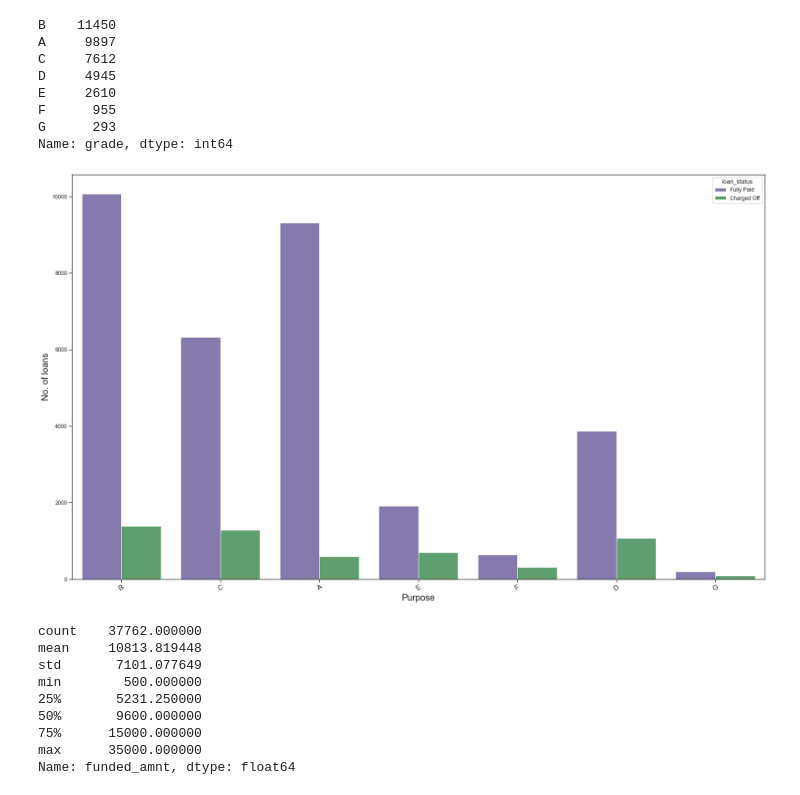
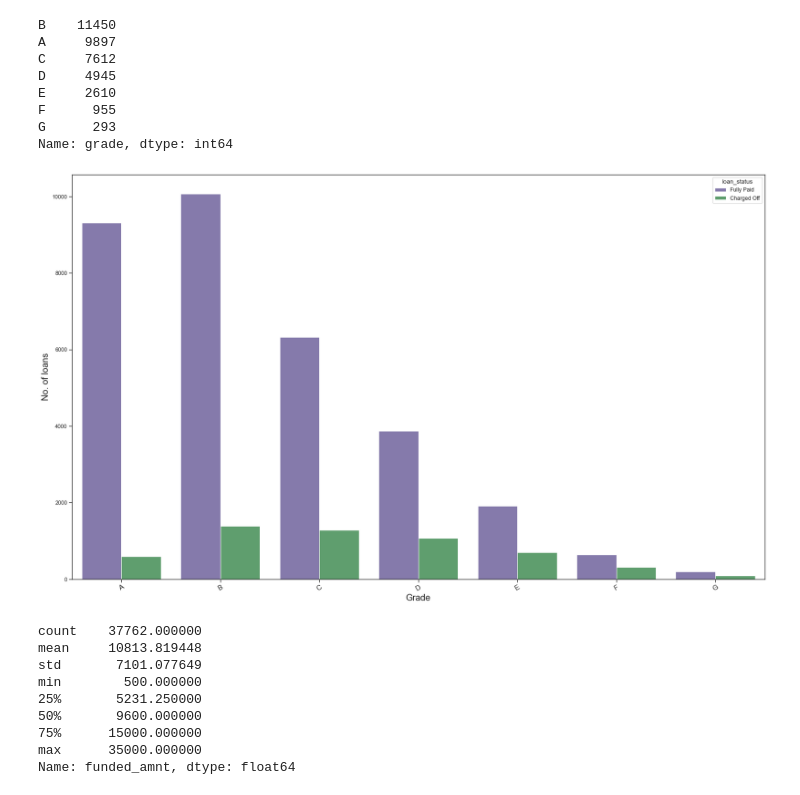
Before and after one commit to abhijeetpj/Advanced-Regression, a Jupyter notebook: LendingClub_CaseStudy/LendingClub_CaseStudy.ipynb, the cells around one changed output. Saved outputs shown, nothing was run; the diff lists cells and outputs as text; code cells hidden in the pictures.

```diff
--- a/LendingClub_CaseStudy/LendingClub_CaseStudy.ipynb
+++ b/LendingClub_CaseStudy/LendingClub_CaseStudy.ipynb
@@ -757,8 +769,9 @@ Name: int_rate%, dtype: float64
 #Creating an categorical variable to handle with the funded amount
 
 interval = (5, 10, 15, 20, 25)
+labels=['5-10','10-15','15-20','20-25']
 
-loan["int_rate_cat"] = pd.cut(loan['int_rate%'], interval)
+loan["int_rate_cat"] = pd.cut(loan['int_rate%'], interval, labels)
 
 #count plot for loan status
 plt.figure(num=None, figsize=(25,15), dpi=80, facecolor='w', edgecolor='k')
@@ -784,14 +797,14 @@ Name: grade, dtype: int64
 # %%
 #count plot for loan status
 plt.figure(num=None, figsize=(25,15), dpi=80, facecolor='w', edgecolor='k')
-cplt = sns.countplot(data=loan, x="grade", hue="loan_status")
+cplt = sns.countplot(data=loan, x="grade", hue="loan_status", order=sorted(loan.grade.unique()))
 cplt.set_xlabel('Grade', fontsize=18)
 cplt.set_ylabel('No. of loans', fontsize=18)
 cplt.set_xticklabels(cplt.get_xmajorticklabels(), fontsize = 14)
 plt.xticks(rotation=30)
 plt.show()
 # %% [output]
-[figure, old version]
+[figure, new version]
 # %%
 loan.funded_amnt.describe()
 # %% [output]
```
Also changed, not shown: parts of 47 cells of this notebook.
